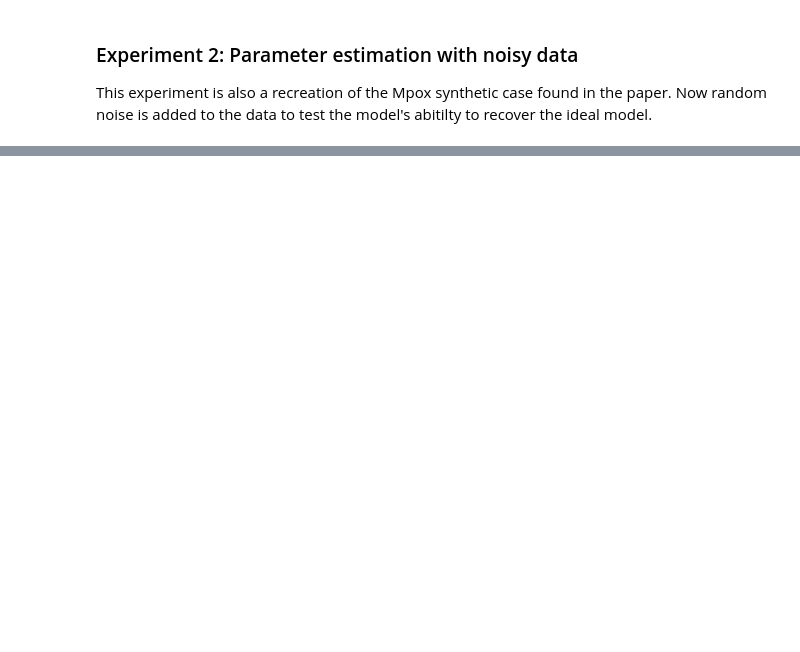
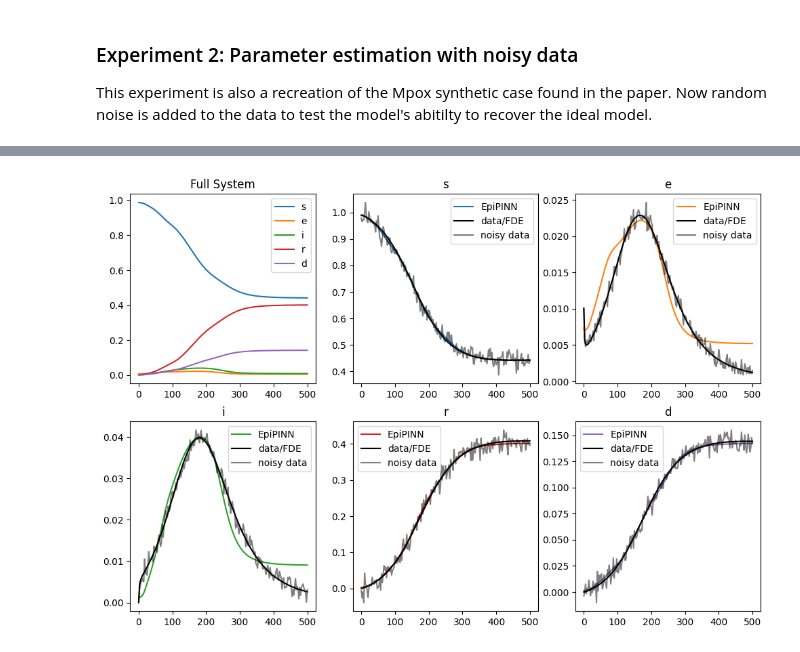
Before and after one commit to ashtonvcole/EpiPINN, a Jupyter notebook: EpiPINN.ipynb, the cells around one changed output, grey strips where cells are left out. Drawn from its saved outputs; the diff is of its cells as text; code cells hidden in the pictures; blank space fills up the shorter version.

```diff
--- a/EpiPINN.ipynb
+++ b/EpiPINN.ipynb
@@ -611,0 +633,15 @@ This experiment is also a recreation of the Mpox synthetic case found in the pap
+# %%
+def generate_true_data():
+    # ranges determined by table 1 and 3
+    alpha_min, alpha_max = 0.9, 1.0
+    beta_min, beta_max = 0.1, 0.4
+    sigma_min, sigma_max = 0.077, 0.3
+    gamma_min, gamma_max = 0.036, 0.1
+    mu_min, mu_max = 0.001, 0.03
+
+    alpha_true = random.uniform(alpha_min, alpha_max)
+    beta_true = random.uniform(beta_min, beta_max)
+    sigma_true = random.uniform(sigma_min, sigma_max)
+    gamma_true = random.uniform(gamma_min, gamma_max)
+    mu_true = random.uniform(mu_min, mu_max)
+    return alpha_true, beta_true, sigma_true, gamma_true, mu_true
@@ -611,0 +744,27 @@ This experiment is also a recreation of the Mpox synthetic case found in the pap
+# %%
+# Compound plot of model results, and comparison against data
+fig, axs = plt.subplots(2, 3, figsize=(12, 8))
+labels = ['Full System', 's', 'e', 'i', 'r', 'd']
+colors = plt.rcParams['axes.prop_cycle'].by_key()['color']
+ts_val = torch.from_numpy(np.linspace(t0, tf, 1000)).float().unsqueeze(1)
+model_noisy.eval()
+with torch.no_grad():
+    ys_val = model_noisy(ts_val)
+
+# Full system
+for i in range(5):
+    axs[0, 0].plot(ts_val, ys_val[:, i], label=labels[i + 1])
+
+# Individial plots
+for i in range(5):
+
+    axs[(i + 1) // 3, (i + 1) % 3].plot(ts_val, ys_val[:, i], label='EpiPINN', color=colors[i])
+    axs[(i + 1) // 3, (i + 1) % 3].plot(ts, ys[:, i], label='data/FDE', color='k')
+    axs[(i + 1) // 3, (i + 1) % 3].plot(ts, ys_noisy[:, i], label='noisy data', color='k', alpha=0.5)
+
+
+for i in range(6):
+    axs[i // 3, i % 3].set_title(labels[i])
+    axs[i // 3, i % 3].legend()
+# %% [output]
+[figure, added]
```
Also changed, not shown: parts of 15 cells of this notebook, 1 other file.
